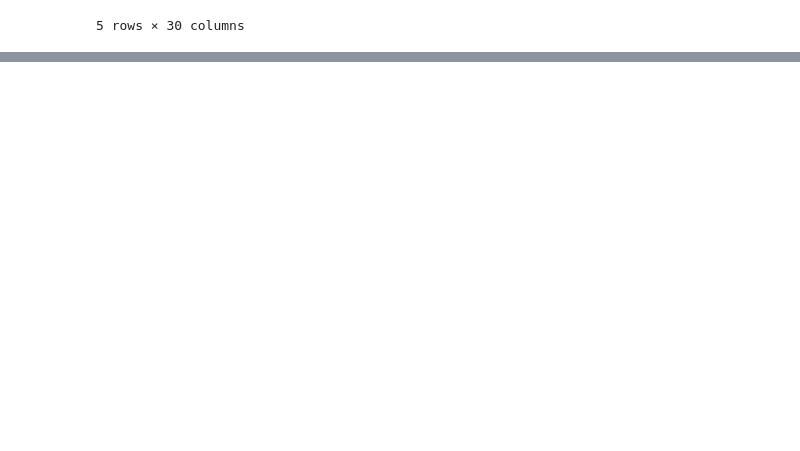
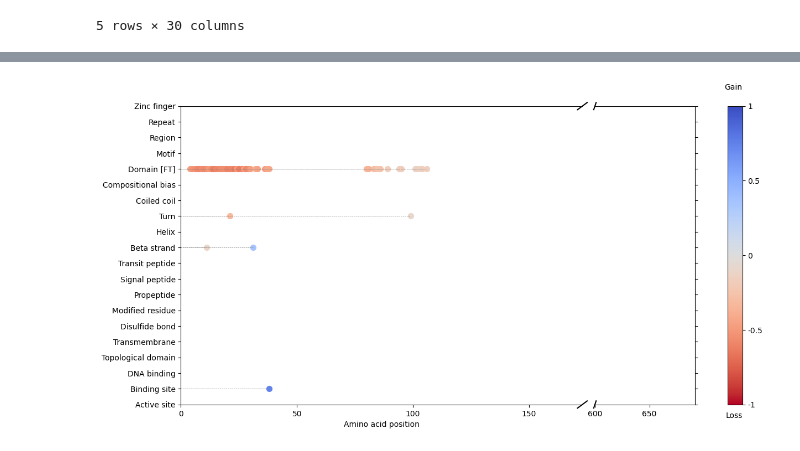
Before and after one commit to AliSaadatV/ESM2-Missense-Impact-Analysis, a Jupyter notebook: src/clingen_variant_interpretation.ipynb, the cells around one changed output, grey strips where cells are left out. Cells and saved outputs as stored; diff of their text form; code cells hidden in the pictures; blank space fills up the shorter version.

```diff
--- a/src/clingen_variant_interpretation.ipynb
+++ b/src/clingen_variant_interpretation.ipynb
@@ -487,0 +943,10 @@ clingen_vars.iloc[example2_idx]
+# %%
+example3_idx = clingen_vars["n_loss_DOMAIN_th0.3"].idxmax()
+
+plot_diff_results_zoomed(clingen_vars.iloc[example3_idx]["diff_results"],
+                  clingen_vars.iloc[example3_idx]["Length"],
+                  gene=f"{clingen_vars.iloc[example3_idx]['SYMBOL']}",
+                  threshold=0,
+                  save=True)
+# %% [output]
+[figure, added]
```
Also changed, not shown: parts of 38 cells of this notebook, 14 other files.
